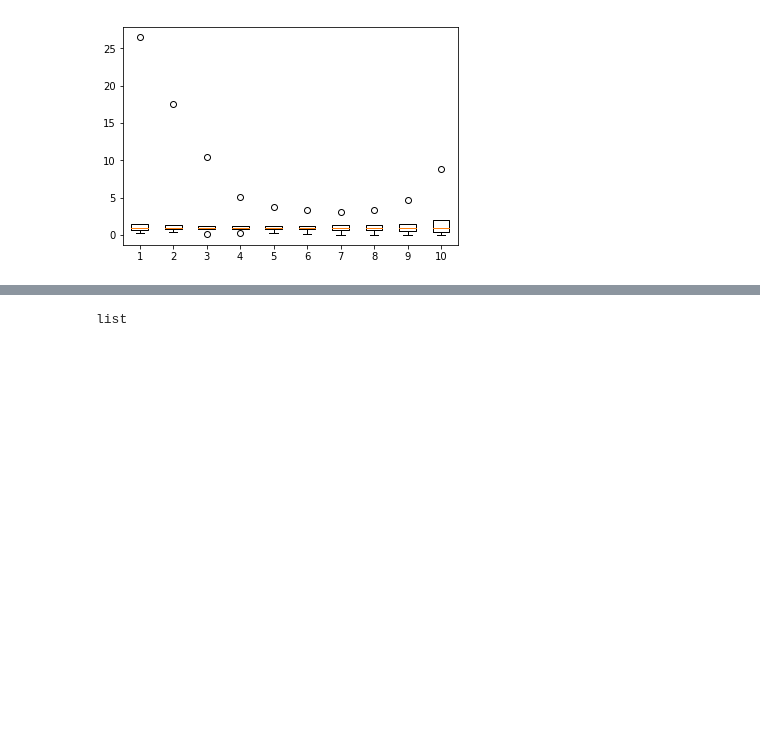
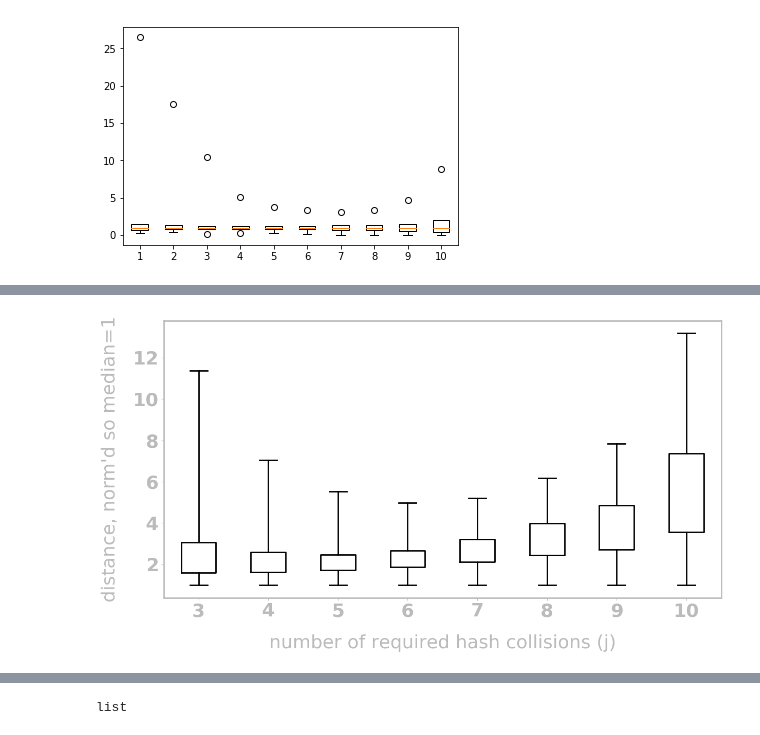
Before and after one commit to tylerneylon/math, a Jupyter notebook: lsh_post1/get_data/get_data.ipynb, the cells around one changed output, grey strips where cells are left out. Drawn from its saved outputs; the diff is of its cells as text; code cells hidden in the pictures; blank space fills up the shorter version.

```diff
--- a/lsh_post1/get_data/get_data.ipynb
+++ b/lsh_post1/get_data/get_data.ipynb
@@ -406,0 +458,44 @@ plt.show()
+# %%
+bp_values_normed2 = boxplot_values[:]
+for bp_vals in bp_values_normed2:
+    bp_vals /= bp_vals[0]
+# %%
+# This has been generated for the symmetric epsilon values.
+
+font = {'weight' : 'bold',
+        'size'   : 26}
+
+plt.rcdefaults()
+plt.rc('font', **font)
+
+fig, ax = plt.subplots(figsize=(14, 7))
+
+line_width = 2
+light_color = '#' + 'b' * 6
+
+for sp_key, sp in ax.spines.items():
+    sp.set_color(light_color)
+    sp.set_linewidth(line_width)
+ax.tick_params(axis='x', colors=light_color)
+ax.tick_params(axis='y', colors=light_color)
+
+ax.set_xlabel('number of required hash collisions (j)')
+ax.set_ylabel('distance, norm\'d so median=1')
+ax.yaxis.label.set_color(light_color)
+ax.xaxis.label.set_color(light_color)
+ax.xaxis.labelpad = 20
+ax.yaxis.labelpad = 20
+
+bp = plt.boxplot(bp_values_normed2[:-2], whis=100.0, positions=range(3, 11), zorder=200)
+
+# Adjust all line widths in the box plot.
+for key, lines in bp.items():
+    for line in lines:
+        line.set_linewidth(line_width)
+
+for line in bp['medians']:
+    line.set_color((0, 0, 1, 0))
+
+plt.show()
+# %% [output]
+[figure, added]
```
Also changed, not shown: parts of 8 cells of this notebook.
